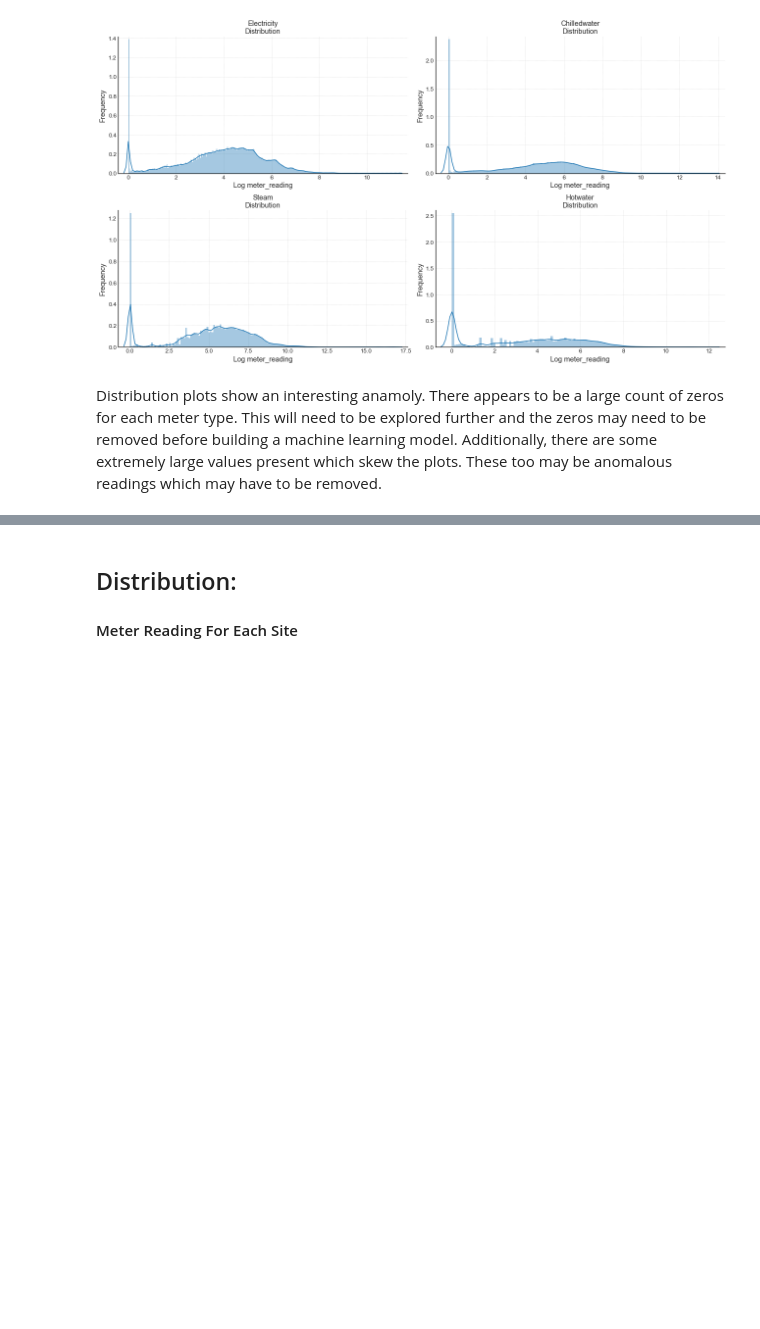
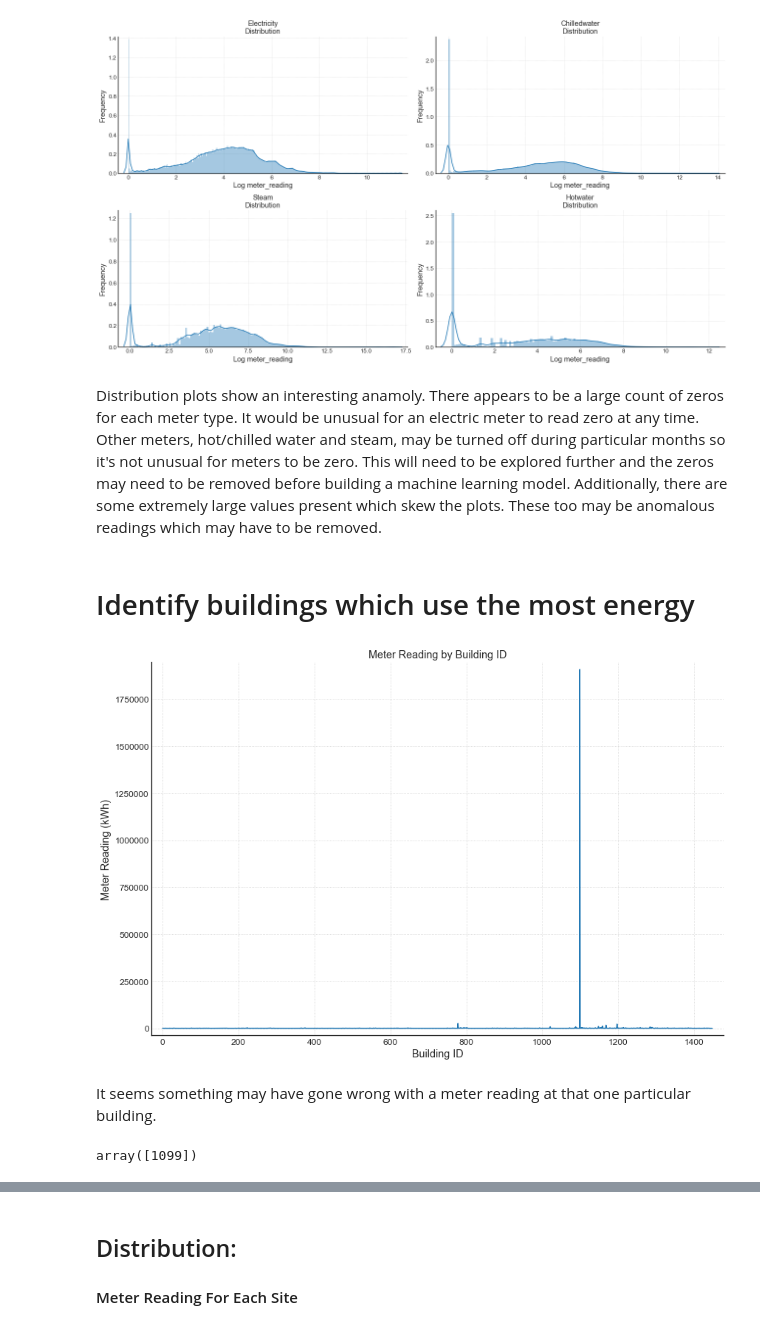
Before and after one commit to sergatron/ASHRAE---Great-Energy-Predictor-III, a Jupyter notebook: EDA/eda.ipynb, the cells around one changed output, grey strips where cells are left out. Saved outputs shown, nothing was run; the diff lists cells and outputs as text; code cells hidden in the pictures; blank space fills up the shorter version.

```diff
--- a/EDA/eda.ipynb
+++ b/EDA/eda.ipynb
@@ -764,4 +756,4 @@ subplot(plot_distribution)
 # %% [output]
 [figure]
 # %% [markdown]
-Distribution plots show an interesting anamoly. There appears to be a large count of zeros for each meter type. This will need to be explored further and the zeros may need to be removed before building a machine learning model. Additionally, there are some extremely large values present which skew the plots. These too may be anomalous readings which may have to be removed.
+Distribution plots show an interesting anamoly. There appears to be a large count of zeros for each meter type. It would be unusual for an electric meter to read zero at any time. Other meters, hot/chilled water and steam, may be turned off during particular months so it's not unusual for meters to be zero. This will need to be explored further and the zeros may need to be removed before building a machine learning model. Additionally, there are some extremely large values present which skew the plots. These too may be anomalous readings which may have to be removed.
@@ -767,0 +764,20 @@ Distribution plots show an interesting anamoly. There appears to be a large coun
+# %% [markdown]
+# Identify buildings which use the most energy
+# %%
+# PLOT: comparison of all buildings
+plt.plot(all_df.groupby('building_id')['meter_reading'].mean().values)
+plt.xlabel('Building ID')
+plt.ylabel('Meter Reading (kWh)')
+plt.title('Meter Reading by Building ID')
+plt.tight_layout()
+plt.show()
+# %% [output]
+[figure, added]
+# %% [markdown]
+It seems something may have gone wrong with a meter reading at that one particular building.
+# %%
+# find building id that's using up all the steam
+mx = get_meter_subset(2)['meter_reading'].max()
+get_meter_subset(2)[get_meter_subset(2)['meter_reading'] == mx].building_id.values
+# %% [output]
+array([1099])
```
Also changed, not shown: parts of 30 cells of this notebook.
